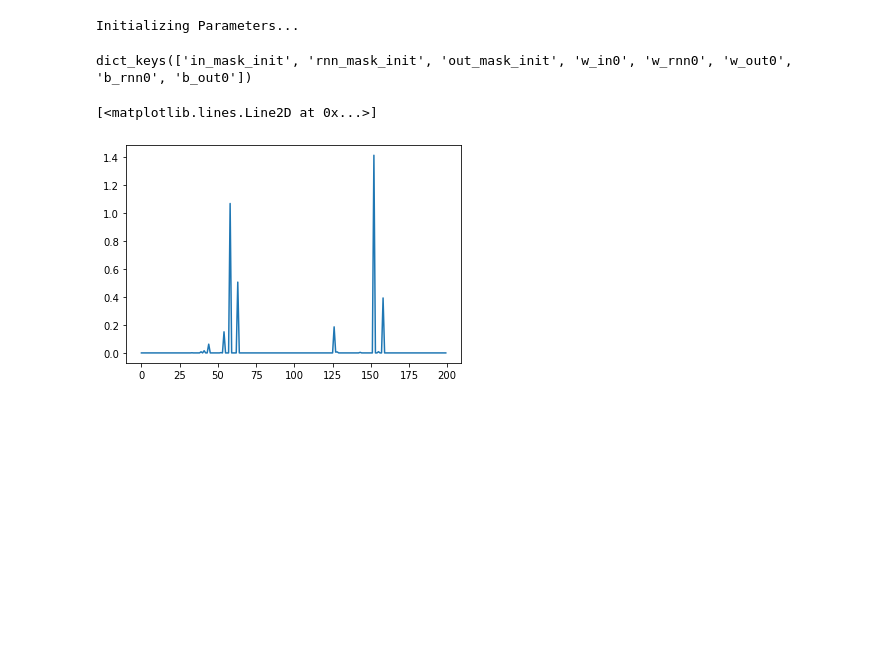
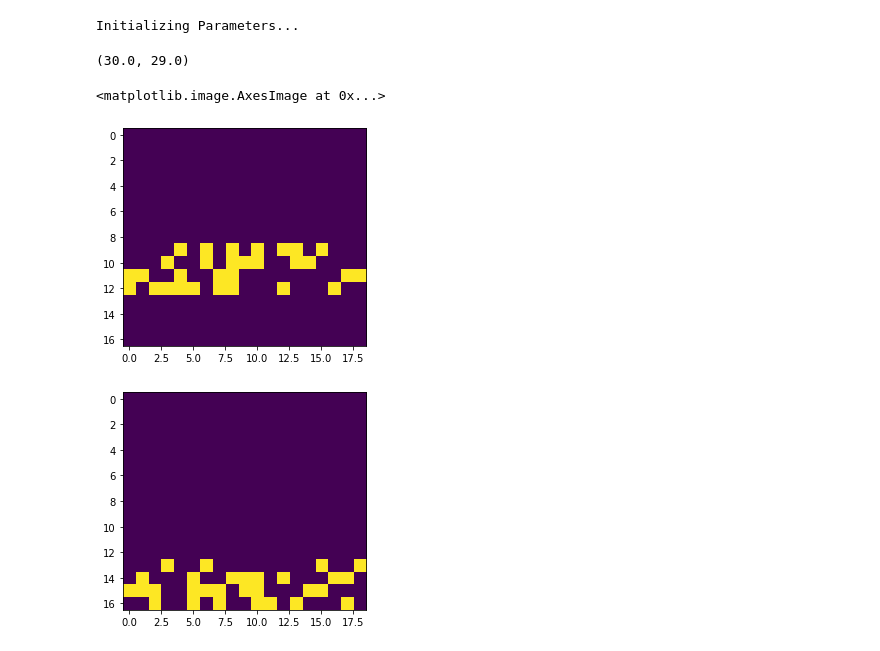
Before and after one commit to xuanyuw/TD-modulation-model, a Jupyter notebook: investigate_out_weight.ipynb, the cells around one changed output. Drawn from its saved outputs; the diff is of its cells as text; code cells hidden in the pictures; blank space fills up the shorter version.

```diff
--- a/investigate_out_weight.ipynb
+++ b/investigate_out_weight.ipynb
@@ -13,17 +13,34 @@ Initializing Parameters...
 f_dir = "gamma_inout_reinit_model"
 rep = 0
 lr = 0.02
-# %%
-with open(os.path.join(f_dir, "init_weight_%d_lr%f.pth" % (rep, lr)), "rb") as f:
-        all_weights = np.load(f, allow_pickle=True)
-all_weights = all_weights.item()
-all_weights.keys()
-# %% [output]
-dict_keys(['in_mask_init', 'rnn_mask_init', 'out_mask_init', 'w_in0', 'w_rnn0', 'w_out0', 'b_rnn0', 'b_out0'])
-# %%
-w_out = all_weights['w_out0']
-out_mask = all_weights['out_mask_init']
-plt.plot(np.sum(w_out, axis=1))
-# %% [output]
-[<matplotlib.lines.Line2D at 0x...>]
-[figure, removed]
+# %%
+
+with open(os.path.join(f_dir, "init_weight_%d_lr%f.pth" % (rep, lr)), "rb") as f:
+        all_weights = np.load(f, allow_pickle=True)
+all_weights = all_weights.item()
+w_out = all_weights['w_out0']
+out_mask = all_weights['out_mask_init']
+w_in = all_weights['w_in0']
+in_mask = all_weights['in_mask_init']
+w_rnn = all_weights['w_rnn0']
+rnn_mask = all_weights['rnn_mask_init']
+
+out_conn_c0 = out_mask[:, 0].astype(bool)
+out_conn_c1 = out_mask[:, 1].astype(bool)
+rnn_conn_c0 = np.sum(rnn_mask[:, out_conn_c0], axis=1).astype(bool)
+rnn_conn_c1 = np.sum(rnn_mask[:, out_conn_c1], axis=1).astype(bool)
+in_conn_c0 = np.sum(in_mask[:, rnn_conn_c0], axis=1).astype(bool)
+in_conn_c1 = np.sum(in_mask[:, rnn_conn_c1], axis=1).astype(bool)
+
+np.sum(in_mask[:, out_conn_c0]), np.sum(in_mask[:, out_conn_c1])
+# %% [output]
+(30.0, 29.0)
+# %%
+plt.figure()
+plt.imshow(in_mask[:, out_conn_c0])
+plt.figure()
+plt.imshow(in_mask[:, out_conn_c1])
+# %% [output]
+<matplotlib.image.AxesImage at 0x...>
+[figure, added]
+[figure, added]
```
Also changed, not shown: parts of 17 cells of this notebook.
